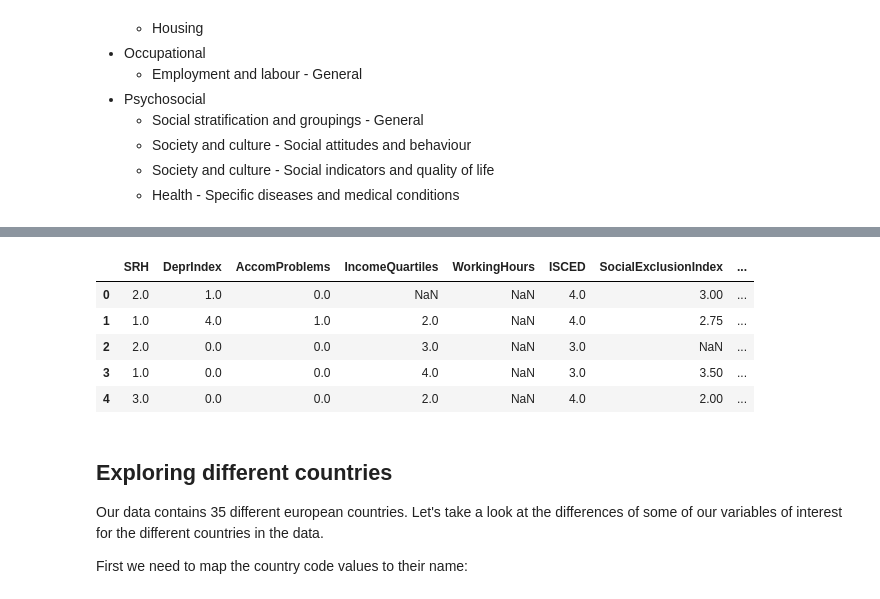
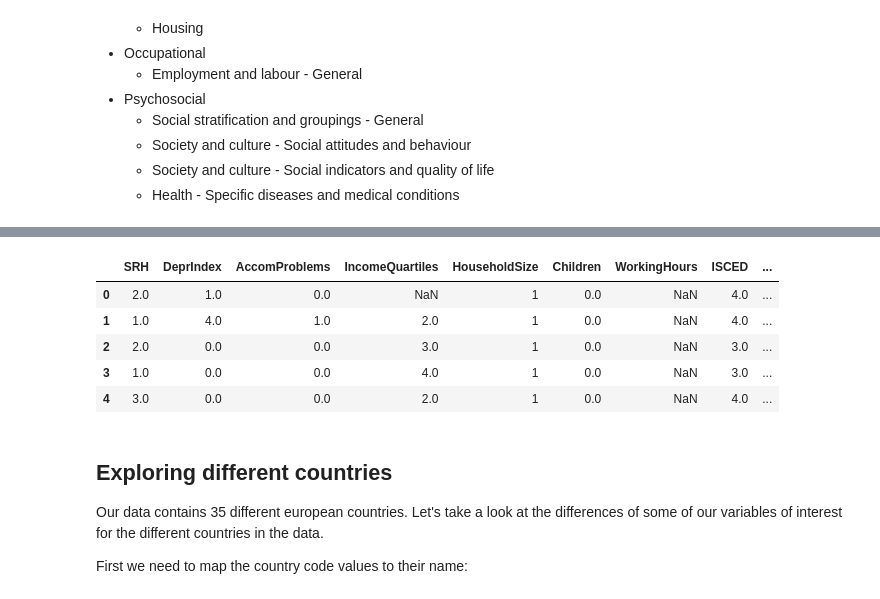
Before and after one commit to alan-turing-institute/rds-course, a Jupyter notebook: coursebook/modules/m3/3.5-DataVisForExploration.ipynb, the cells around one changed output, grey strips where cells are left out. Drawn from its saved outputs; the diff is of its cells as text; code cells hidden in the pictures.

```diff
--- a/coursebook/modules/m3/3.5-DataVisForExploration.ipynb
+++ b/coursebook/modules/m3/3.5-DataVisForExploration.ipynb
@@ -211,29 +215,31 @@ To make the manipulation easier we select a subset of the data with only the var
 # %%
 var_map = {"Y11_Q42": "SRH",
            'Y11_Deprindex': 'DeprIndex',
            "Y11_Accommproblems": 'AccomProblems',
            "Y11_Incomequartiles_percapita" : "IncomeQuartiles",
+           "Y11_HHsize": "HouseholdSize",
+           "Y11_Q32": "Children",
            "DV_Q7":"WorkingHours",
            "Y11_ISCEDsimple":"ISCED",
            "Y11_SocExIndex":"SocialExclusionIndex",
            "Y11_MWIndex": "MentalWellbeingIndex",
            "Y11_Agecategory":"AgeCategory",
            "Y11_HH2a":"Gender",
            "Y11_Q31":"MaritalStatus",
            "Y11_Country":"Country",
            "DV_Q43Q44": "ChronicHealth"
 }
 
 df.rename(columns=var_map, inplace=True)
 df_set = df[var_map.values()]
 df_set.head()
 # %% [output]
-|  | SRH | DeprIndex | AccomProblems | IncomeQuartiles | WorkingHours | ISCED | SocialExclusionIndex | ... |
-| 0 | 2.0 | 1.0 | 0.0 | NaN | NaN | 4.0 | 3.00 | ... |
-| 1 | 1.0 | 4.0 | 1.0 | 2.0 | NaN | 4.0 | 2.75 | ... |
-| 2 | 2.0 | 0.0 | 0.0 | 3.0 | NaN | 3.0 | NaN | ... |
-| 3 | 1.0 | 0.0 | 0.0 | 4.0 | NaN | 3.0 | 3.50 | ... |
-| 4 | 3.0 | 0.0 | 0.0 | 2.0 | NaN | 4.0 | 2.00 | ... |
+|  | SRH | DeprIndex | AccomProblems | IncomeQuartiles | HouseholdSize | Children | WorkingHours | ISCED | ... |
+| 0 | 2.0 | 1.0 | 0.0 | NaN | 1 | 0.0 | NaN | 4.0 | ... |
+| 1 | 1.0 | 4.0 | 1.0 | 2.0 | 1 | 0.0 | NaN | 4.0 | ... |
+| 2 | 2.0 | 0.0 | 0.0 | 3.0 | 1 | 0.0 | NaN | 3.0 | ... |
+| 3 | 1.0 | 0.0 | 0.0 | 4.0 | 1 | 0.0 | NaN | 3.0 | ... |
+| 4 | 3.0 | 0.0 | 0.0 | 2.0 | 1 | 0.0 | NaN | 4.0 | ... |
 # %% [markdown]
 ## Exploring different countries
 
```
Also changed, not shown: parts of 22 cells of this notebook, 3 other files.
